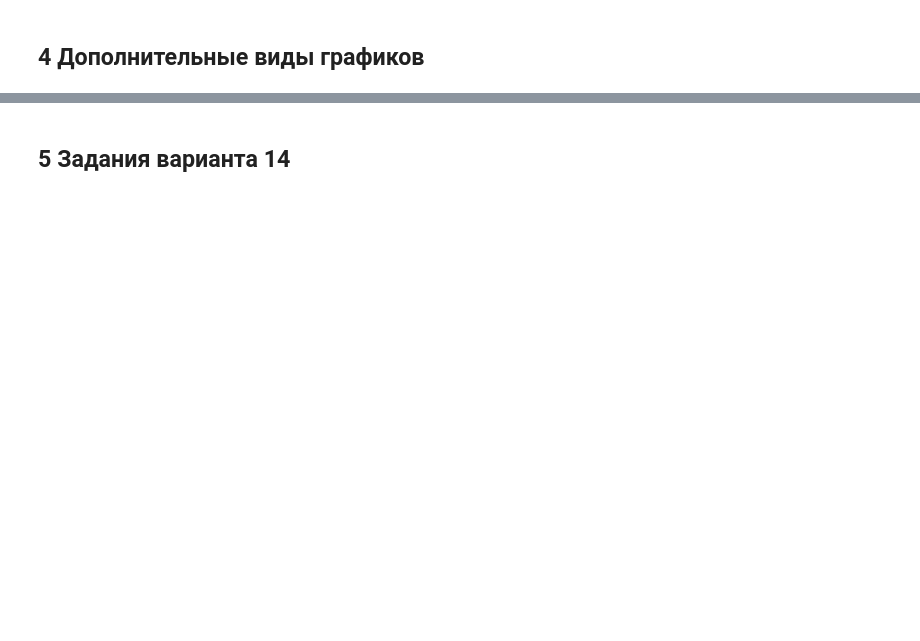
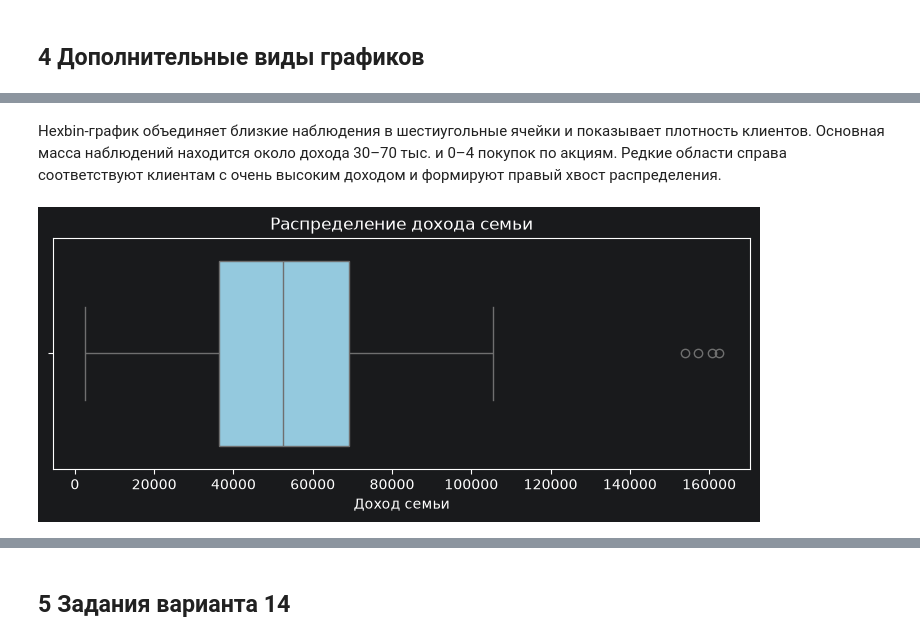
Before and after one commit to MMLive79/ida-laba-2, a Jupyter notebook: main.ipynb, the cells around one changed output, grey strips where cells are left out. Cells and saved outputs as stored; diff of their text form; code cells hidden in the pictures; blank space fills up the shorter version.

```diff
--- a/main.ipynb
+++ b/main.ipynb
@@ -66,0 +149,11 @@ df.boxplot(column='income', by='marital_status', figsize=(10,6)); plt.suptitle('
+# %% [markdown]
+ Hexbin-график объединяет близкие наблюдения в шестиугольные ячейки и показывает плотность клиентов. Основная масса наблюдений находится около дохода 30–70 тыс. и 0–4 покупок по акциям. Редкие области справа соответствуют клиентам с очень высоким доходом и формируют правый хвост распределения.
+# %%
+# Рисунок 6: общий boxplot дохода
+plt.figure(figsize=(9, 3))
+sns.boxplot(x=df['income'], color='skyblue')
+plt.title('Распределение дохода семьи')
+plt.xlabel('Доход семьи')
+plt.show()
+# %% [output]
+[figure, added]
```
Also changed, not shown: parts of 37 cells of this notebook.
